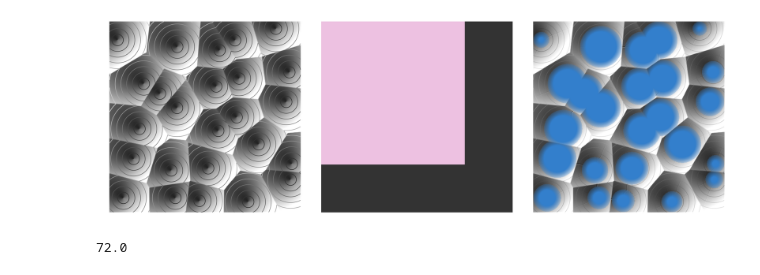
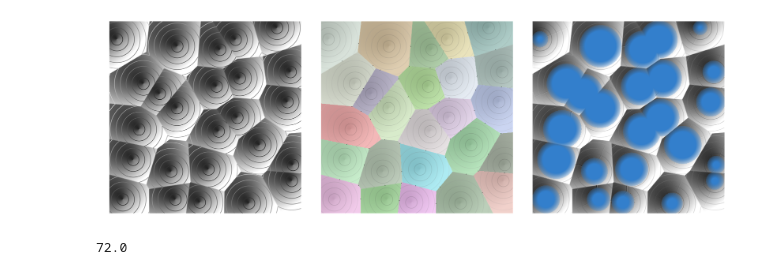
Before and after one commit to fastscape-lem/fastscapelib, a Jupyter notebook: examples/voronoi.ipynb, the cells around one changed output. Saved outputs shown, nothing was run; the diff lists cells and outputs as text; code cells hidden in the pictures.

```diff
--- a/examples/voronoi.ipynb
+++ b/examples/voronoi.ipynb
@@ -80,14 +80,14 @@ def illum(dem):
 
 
 
-im0 = axes[0].imshow(illum(elevation), cmap =  plt.cm.gray, vmin = 0.0, vmax = 1.0)
+im0 = axes[0].imshow(illum(elevation[2:-2, 2:-2]), cmap =  plt.cm.gray, vmin = 0.0, vmax = 1.0)
 
 ccmap = (lambda l, h : colors.LinearSegmentedColormap('gray_cm', {
         'red' : ((0,0,l), (1,h,0)),
         'green' : ((0,0,l), (1,h,0)),
         'blue' : ((0,0,l), (1,h,0)),
     })) (0.2, .8)
-axes[0].contour(elevation, cmap = ccmap)
+axes[0].contour(elevation[2:-2, 2:-2], cmap = ccmap)
 
 
 def rand_cmap(nlabels):
@@ -105,40 +105,40 @@ def rand_cmap(nlabels):
     return random_colormap
 
 rmap = rand_cmap(np.max(basins)+1)
 
 basins_l = basins + links*(np.max(basins)+1)
 
-#axes[1].imshow(illum(elevation), cmap =  plt.cm.gray, vmin = 0.0, vmax = 1.0)
-#axes[1].contour(elevation, cmap = ccmap, alpha=.15)
-axes[1].imshow(basins_l[-5:-1, -5:-1], cmap = rmap, vmin =  0, vmax = np.max(basins)+1, alpha = .8)
+axes[1].imshow(illum(elevation[2:-2, 2:-2]), cmap =  plt.cm.gray, vmin = 0.0, vmax = 1.0)
+axes[1].contour(elevation[2:-2, 2:-2], cmap = ccmap, alpha=.15)
+axes[1].imshow(basins_l[2:-2, 2:-2], cmap = rmap, vmin =  0, vmax = np.max(basins)+1, alpha = .8)
 
 
-axes[2].imshow(illum(eroded), cmap =  plt.cm.gray, vmin = 0.0, vmax = 1.0)
+axes[2].imshow(illum(eroded[2:-2, 2:-2]), cmap =  plt.cm.gray, vmin = 0.0, vmax = 1.0)
 
 meroded = eroded.copy()
 meroded[eroded != water] = np.nan
-axes[2].contour(meroded, cmap = ccmap, alpha = .3)
+axes[2].contour(meroded[2:-2, 2:-2], cmap = ccmap, alpha = .3)
 
 lcmap = (lambda r, g, b : colors.LinearSegmentedColormap('alpha_cm', {
         'red' : ((0,r,r), (1,r,r)),
         'green' : ((0,g,g), (1,g,g)),
         'blue' : ((0,b,b), (1,b,b)),
         'alpha' : ((0,0,0), (1,1,1))
     })) (0.2, .5, .8)
 
 lake = water-eroded
 lake[lake != 0] += 5
-axes[2].imshow(lake, cmap =  lcmap, vmin = 0.0, vmax = 20.0)
+axes[2].imshow(lake[2:-2, 2:-2], cmap =  lcmap, vmin = 0.0, vmax = 20.0)
 
 axes[0].axis('off')
 axes[1].axis('off')
 axes[2].axis('off')
 
 
 fig.tight_layout()
 plt.savefig("voronoi.png")
 # %% [output]
-[figure, old version]
+[figure, new version]
 # %%
 plt.rcParams['figure.dpi']
 # %% [output]
```
Also changed, not shown: 6 other files.
